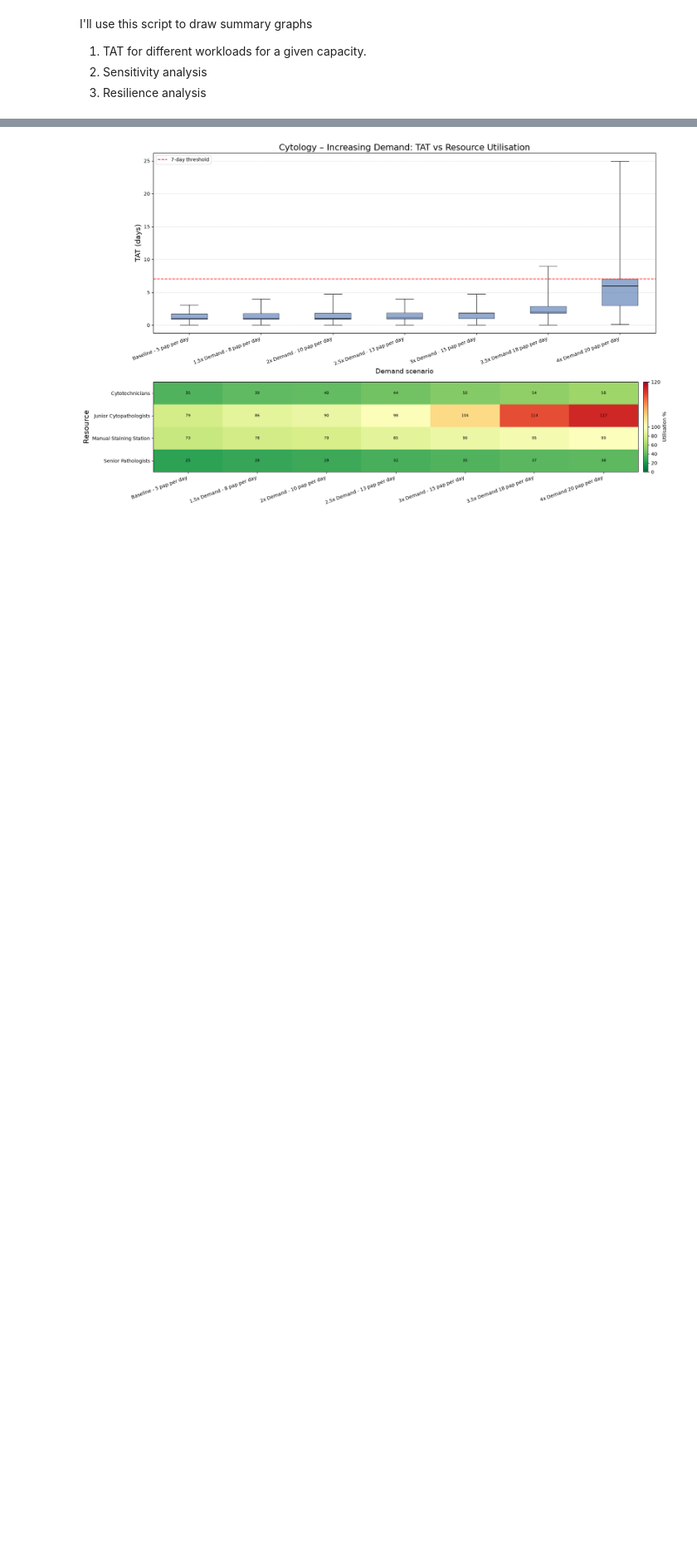
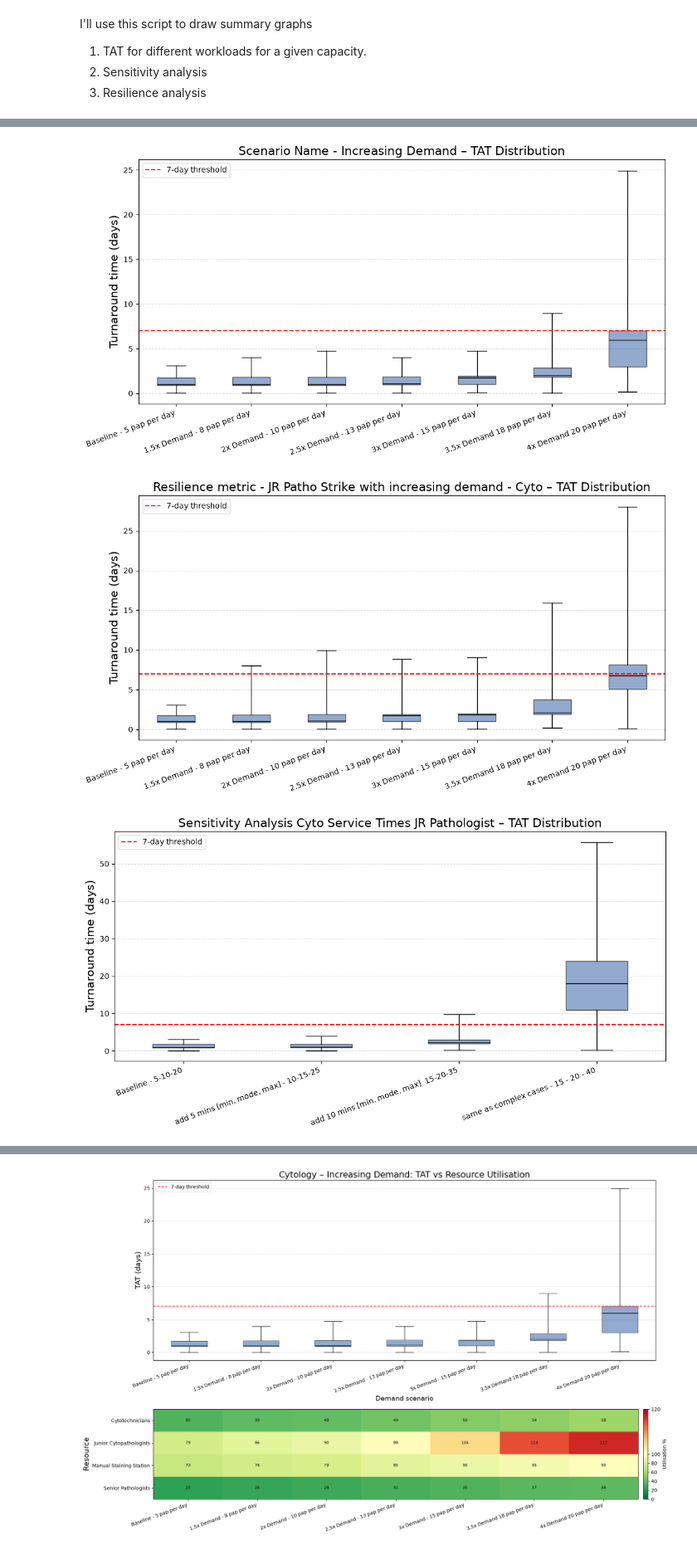
Before and after one commit to Ox-AIIMSBhopal-CaCx-Sim/real_world_sim, a Jupyter notebook: notebooks/experiments.ipynb, the cells around one changed output, grey strips where cells are left out. Shown at 83% size. Drawn from its saved outputs; the diff is of its cells as text; code cells hidden in the pictures; blank space fills up the shorter version.

```diff
--- a/notebooks/experiments.ipynb
+++ b/notebooks/experiments.ipynb
@@ -139,0 +172,8 @@ for title, block in experiments:
+# %%
+for title, block in experiments:
+    plot_tat_boxplot(title, block, figsize=(11, 6))
+    plt.show()
+# %% [output]
+[figure, added]
+[figure, added]
+[figure, added]
```
Also changed, not shown: parts of 16 cells of this notebook, 1 other file.
